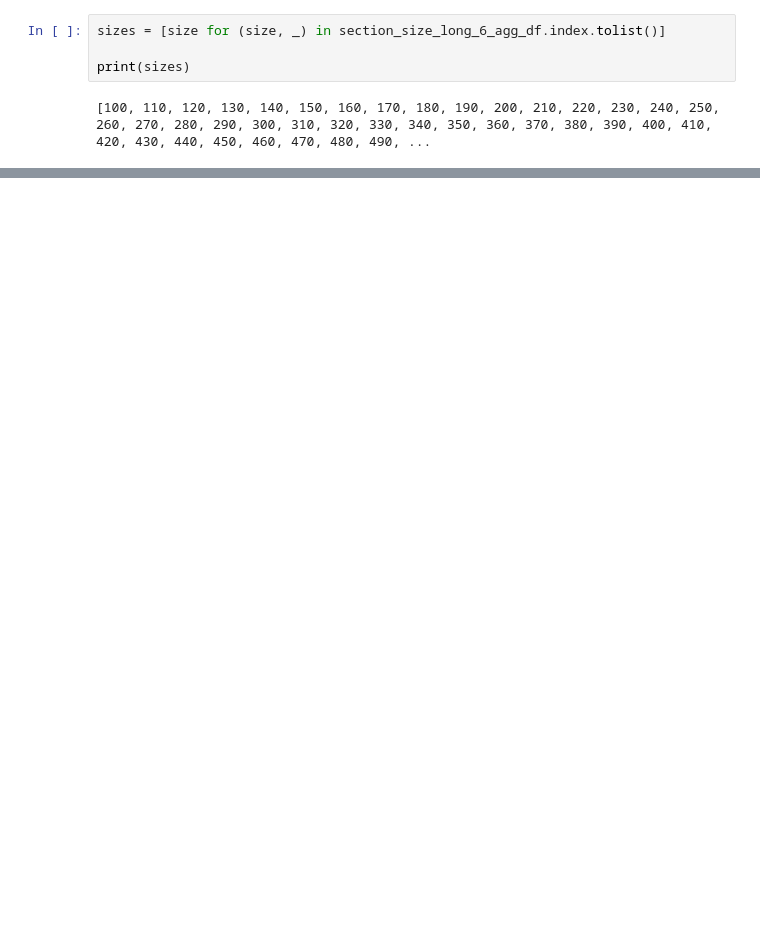
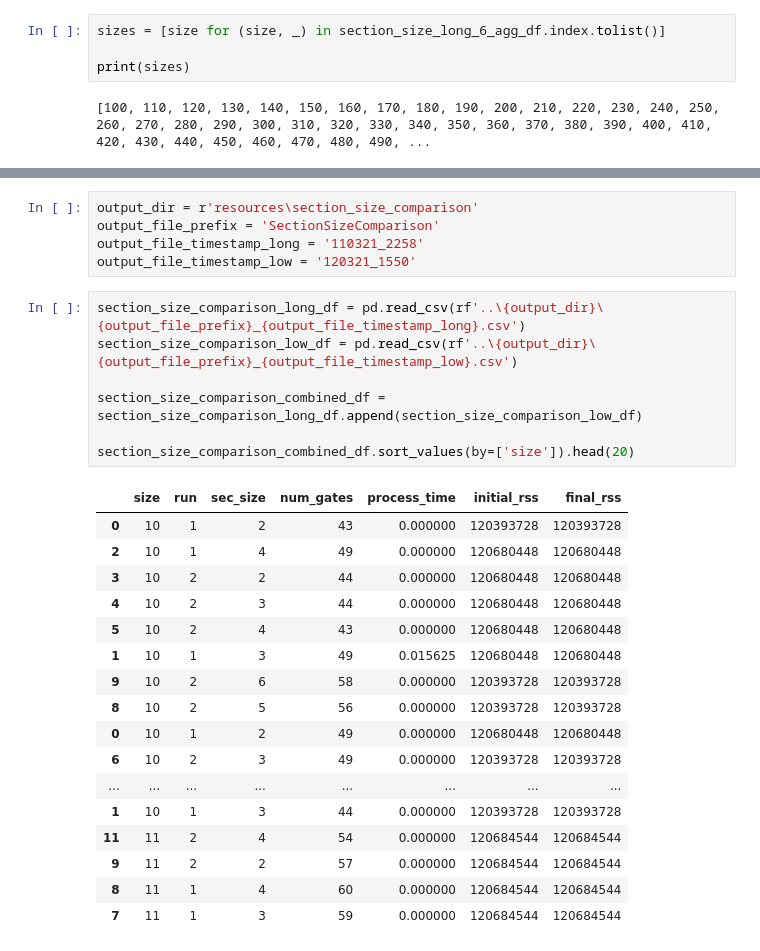
Before and after one commit to simontonner/cnot_synthesis, a Jupyter notebook: notebooks/section_size_comparison_eval.ipynb, the cells around one changed output, grey strips where cells are left out. Drawn from its saved outputs; the diff is of its cells as text; blank space fills up the shorter version.

```diff
--- a/notebooks/section_size_comparison_eval.ipynb
+++ b/notebooks/section_size_comparison_eval.ipynb
@@ -176,3 +175,33 @@ fig.update_xaxes(title_text='circuit size n')
 fig.show()
 # %% [output]
 [interactive output not drawn]
+# %%
+output_dir = r'resources\section_size_comparison'
+output_file_prefix = 'SectionSizeComparison'
+output_file_timestamp_long = '110321_2258'
+output_file_timestamp_low = '120321_1550'
+# %%
+section_size_comparison_long_df = pd.read_csv(rf'..\{output_dir}\{output_file_prefix}_{output_file_timestamp_long}.csv')
+section_size_comparison_low_df = pd.read_csv(rf'..\{output_dir}\{output_file_prefix}_{output_file_timestamp_low}.csv')
+
+section_size_comparison_combined_df = section_size_comparison_long_df.append(section_size_comparison_low_df)
+
+section_size_comparison_combined_df.sort_values(by=['size']).head(20)
+# %% [output]
+|  | size | run | sec_size | num_gates | process_time | initial_rss | final_rss |
+| 0 | 10 | 1 | 2 | 43 | 0.000000 | 120393728 | 120393728 |
+| 2 | 10 | 1 | 4 | 49 | 0.000000 | 120680448 | 120680448 |
+| 3 | 10 | 2 | 2 | 44 | 0.000000 | 120680448 | 120680448 |
+| 4 | 10 | 2 | 3 | 44 | 0.000000 | 120680448 | 120680448 |
+| 5 | 10 | 2 | 4 | 43 | 0.000000 | 120680448 | 120680448 |
+| 1 | 10 | 1 | 3 | 49 | 0.015625 | 120680448 | 120680448 |
+| 9 | 10 | 2 | 6 | 58 | 0.000000 | 120393728 | 120393728 |
+| 8 | 10 | 2 | 5 | 56 | 0.000000 | 120393728 | 120393728 |
+| 0 | 10 | 1 | 2 | 49 | 0.000000 | 120680448 | 120680448 |
+| 6 | 10 | 2 | 3 | 49 | 0.000000 | 120393728 | 120393728 |
+| ... | ... | ... | ... | ... | ... | ... | ... |
+| 1 | 10 | 1 | 3 | 44 | 0.000000 | 120393728 | 120393728 |
+| 11 | 11 | 2 | 4 | 54 | 0.000000 | 120684544 | 120684544 |
+| 9 | 11 | 2 | 2 | 57 | 0.000000 | 120684544 | 120684544 |
+| 8 | 11 | 1 | 4 | 60 | 0.000000 | 120684544 | 120684544 |
+| 7 | 11 | 1 | 3 | 59 | 0.000000 | 120684544 | 120684544 |
```
Also changed, not shown: parts of 8 cells of this notebook, 6 other files.
